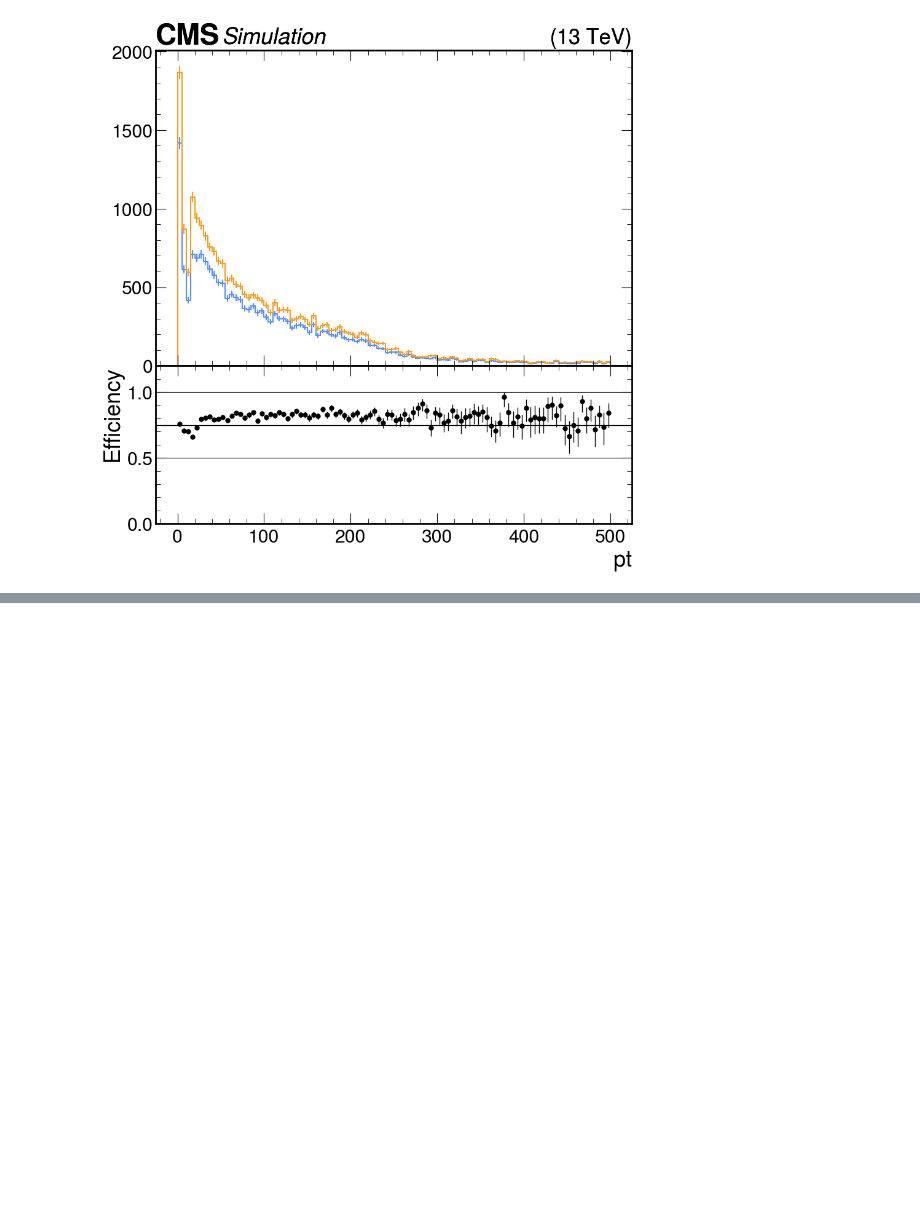
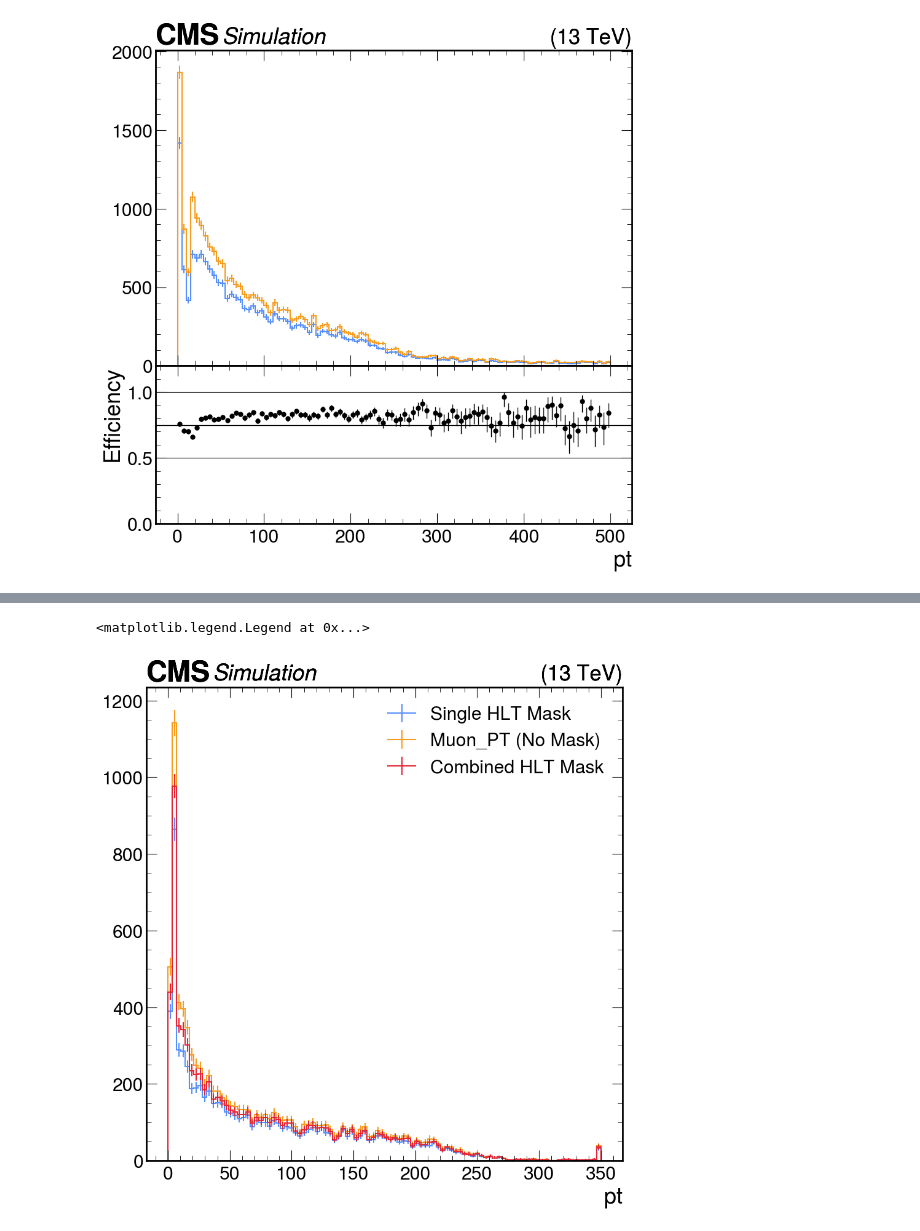
Before and after one commit to sbuwang/SIDM, a Jupyter notebook: sidm/Efficiency_plts_R3.ipynb, the cells around one changed output, grey strips where cells are left out. Saved outputs shown, nothing was run; the diff lists cells and outputs as text; code cells hidden in the pictures; blank space fills up the shorter version.

```diff
--- a/sidm/Efficiency_plts_R3.ipynb
+++ b/sidm/Efficiency_plts_R3.ipynb
@@ -331,0 +434,31 @@ SyntaxError: cannot assign to function call (2298507252.py, line 12)
+# %%
+# Define the histograms and the axis
+pt_axis = hist.axis.Regular(100, 0, 350, name="pt")
+
+# Histogram 1: Single HLT Mask Applied
+single_mask_hist = hist.Hist(pt_axis)
+# Histogram 2: No Mask (Denominator)
+denominator_hist = hist.Hist(pt_axis)
+# Histogram 3: Combined Mask Applied (New Set)
+combined_mask_hist = hist.Hist(pt_axis)
+
+# Fill the histograms with the flattened arrays
+
+# Set 1: Single HLT Mask
+single_mask_hist.fill(ak.flatten(Muon_pt_lID[HLT_DoubleL2Mu25NoVtx_2Cha_Eta2p4]))
+
+# Set 2: No Mask (Denominator)
+denominator_hist.fill(ak.flatten(Muon_pt_lID))
+
+# NEW LOGIC FOR SET 3: Combined Mask
+combined_mask_hist.fill(ak.flatten(Muon_pt_lID[combined_mask]))
+
+# Plot all three on the same figure
+utilities.plot(single_mask_hist, label="Single HLT Mask")
+utilities.plot(denominator_hist, label="Muon_PT (No Mask)")
+utilities.plot(combined_mask_hist, label="Combined HLT Mask") # Plot the new set
+
+plt.legend(loc='upper right')
+# %% [output]
+<matplotlib.legend.Legend at 0x...>
+[figure, added]
```
Also changed, not shown: parts of 19 cells of this notebook.
